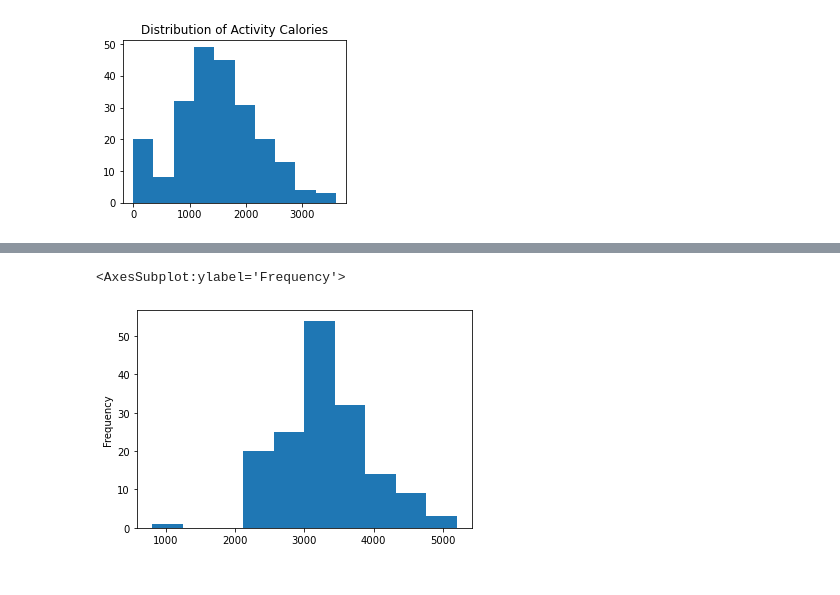
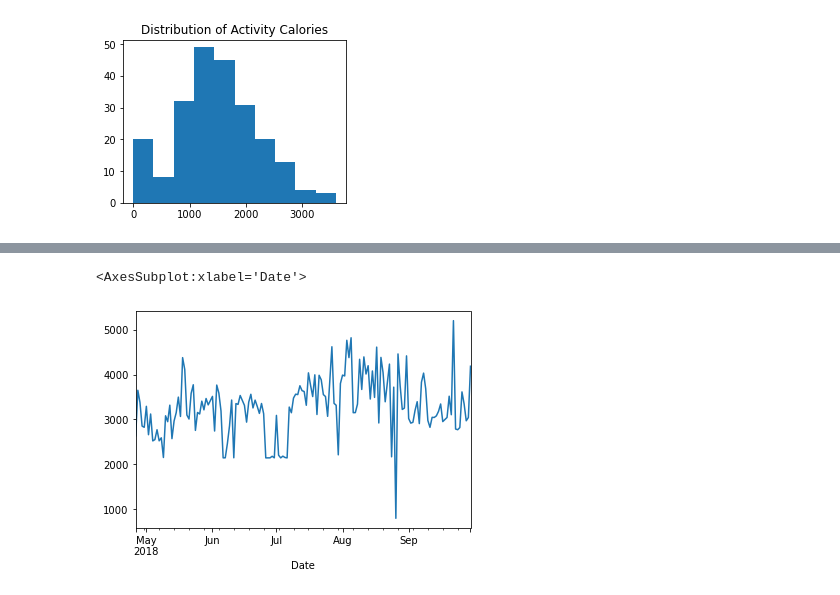
Before and after one commit to chriseverts/time_series_exercises, a Jupyter notebook: time_series_proj.ipynb, the cells around one changed output, grey strips where cells are left out. Drawn from its saved outputs; the diff is of its cells as text; code cells hidden in the pictures.

```diff
--- a/time_series_proj.ipynb
+++ b/time_series_proj.ipynb
@@ -38,8 +40,6 @@ df = df.replace(',','', regex=True)
 # %%
 c = df.select_dtypes(object).columns
 df[c] = df[c].apply(pd.to_numeric,errors='coerce')
-# %%
-df = df.set_index('Date')
 # %%
 df
 # %% [output]
@@ -105,6 +105,3 @@ for col in list(df):
 [figure]
 [figure]
 [figure]
-# %%
-df['day_of_week'] = df.index.day_name()
-df.head(10)
@@ -124,3 +107,0 @@ df.head(10)
-# %%
-df['month'] = df.index.month
-df.head(10)
@@ -194,5 +144,3 @@ Your selected dataframe has 11 columns.
 There are 0 columns that have missing values.
 |  | Missing Values | % of Total Values |
-# %%
-df = df.reset_index('Date')
 # %%
@@ -249,6 +188,6 @@ y.head()
 Name: calories_burned, dtype: int64
 # %%
-y.plot.hist()
+y.plot()
 # %% [output]
-<AxesSubplot:ylabel='Frequency'>
+<AxesSubplot:xlabel='Date'>
-[figure, old version]
+[figure, new version]
```
Also changed, not shown: parts of 10 cells of this notebook.
